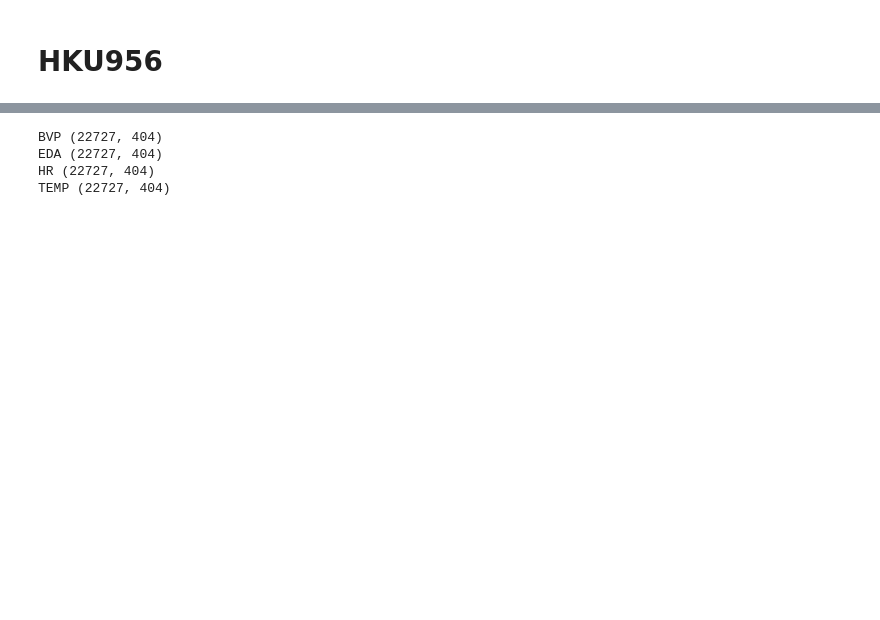
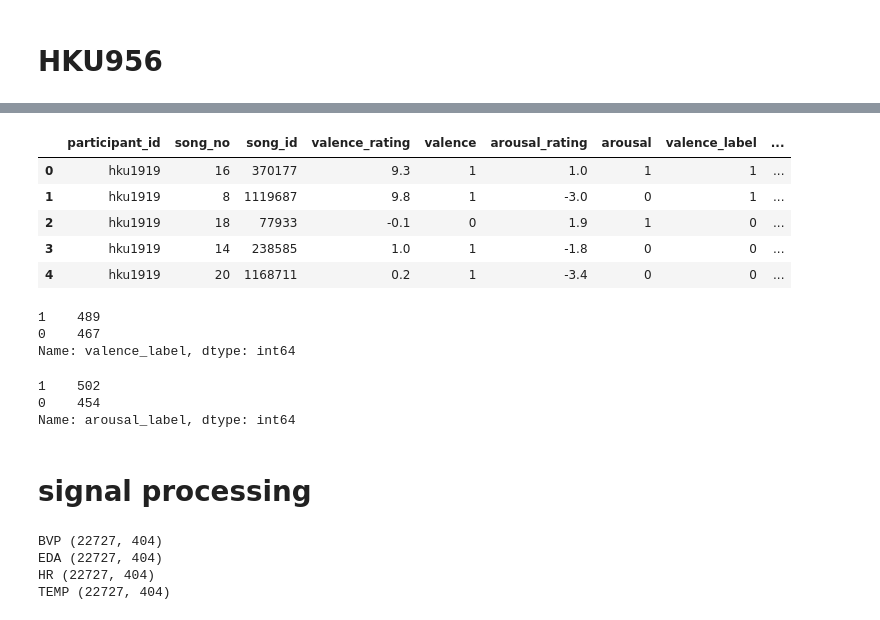
Before and after one commit to AlanConstantine/TPMER, a Jupyter notebook: preprocessing.ipynb, the cells around one changed output, grey strips where cells are left out. Drawn from its saved outputs; the diff is of its cells as text; code cells hidden in the pictures; blank space fills up the shorter version.

```diff
--- a/preprocessing.ipynb
+++ b/preprocessing.ipynb
@@ -31,3 +59,29 @@ av_rating.head()
+# %%
+midpoint = kmeans.cluster_centers_.sum(axis=0)/2
+av_rating['valence_label'] = av_rating['valence_rating'].apply(lambda x: 1 if x>midpoint[0] else 0)
+av_rating['arousal_label'] = av_rating['arousal_rating'].apply(lambda x: 1 if x>midpoint[1] else 0)
+av_rating.head()
+# %% [output]
+|  | participant_id | song_no | song_id | valence_rating | valence | arousal_rating | arousal | valence_label | ... |
+| 0 | hku1919 | 16 | 370177 | 9.3 | 1 | 1.0 | 1 | 1 | ... |
+| 1 | hku1919 | 8 | 1119687 | 9.8 | 1 | -3.0 | 0 | 1 | ... |
+| 2 | hku1919 | 18 | 77933 | -0.1 | 0 | 1.9 | 1 | 0 | ... |
+| 3 | hku1919 | 14 | 238585 | 1.0 | 1 | -1.8 | 0 | 0 | ... |
+| 4 | hku1919 | 20 | 1168711 | 0.2 | 1 | -3.4 | 0 | 0 | ... |
+# %%
+av_rating['valence_label'].value_counts()
+# %% [output]
+1    489
+0    467
+Name: valence_label, dtype: int64
+# %%
+av_rating['arousal_label'].value_counts()
+# %% [output]
+1    502
+0    454
+Name: arousal_label, dtype: int64
+# %% [markdown]
+# signal processing
 # %%
 def signal_processer(user, signal_name, signal_files, win_size=4, step=2):
     all_signals = {}
```
Also changed, not shown: parts of 15 cells of this notebook.
